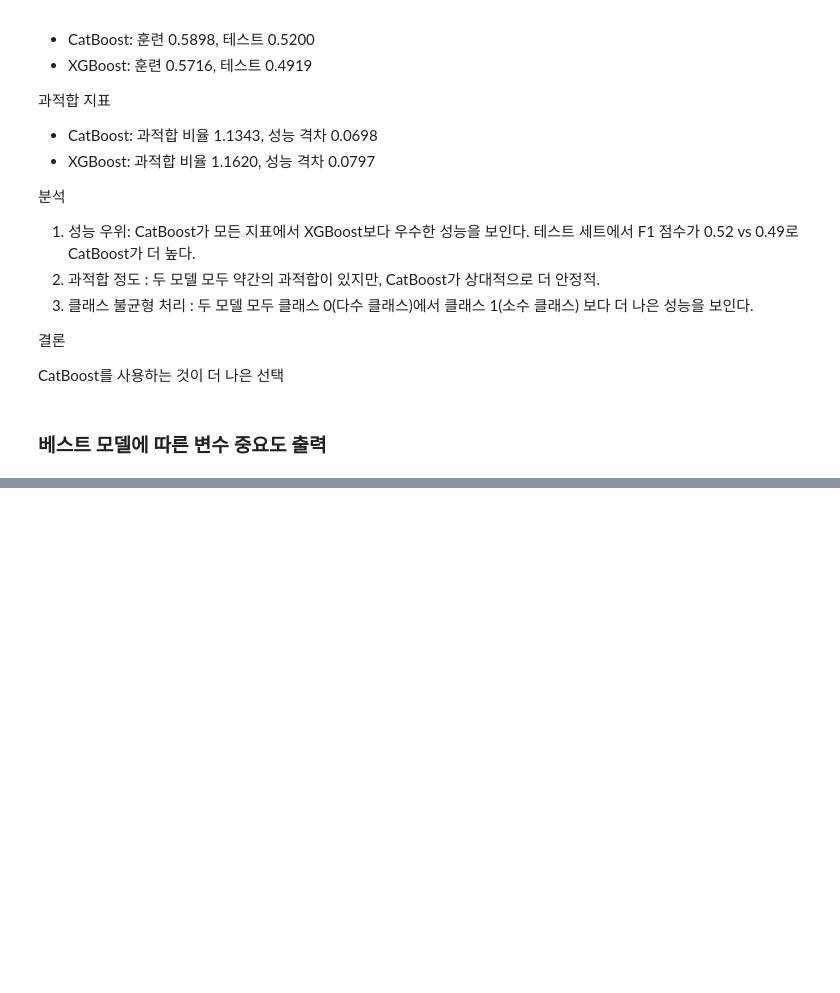
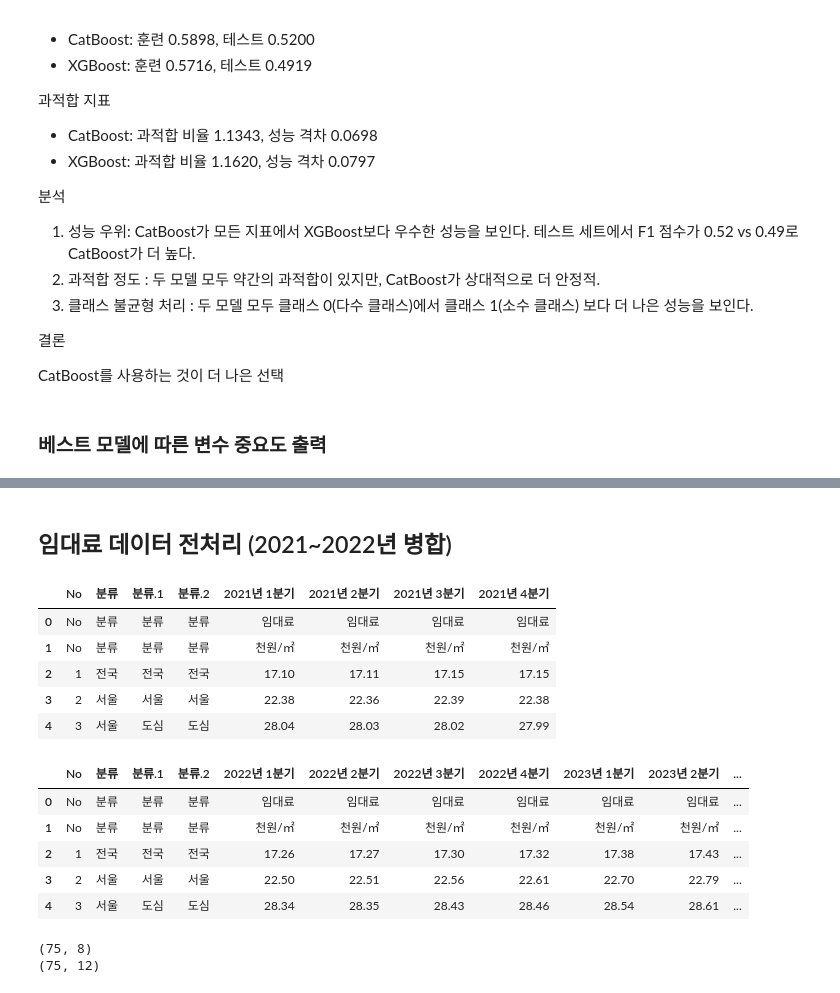
Before and after one commit to saeraniren/intermediate_project2, a Jupyter notebook: lwc_main.ipynb, the cells around one changed output, grey strips where cells are left out. Drawn from its saved outputs; the diff is of its cells as text; code cells hidden in the pictures; blank space fills up the shorter version.

```diff
--- a/lwc_main.ipynb
+++ b/lwc_main.ipynb
@@ -1523,0 +1660,26 @@ ValueError: Length of values (900) does not match length of index (905)
+# %% [markdown]
+## 임대료 데이터 전처리 (2021~2022년 병합)
+# %%
+rent_by_region_2021 = pd.read_csv('./outside_data/korea_rent_by_region_2021.csv', encoding='CP949')
+rent_by_region_2022_2023 = pd.read_csv('./outside_data/korea_rent_by_region_2022_2023.csv', encoding='CP949').drop(labels=['2024년 1분기', '2024년 2분기'], axis=1)
+
+display(rent_by_region_2021.head(5))
+display(rent_by_region_2022_2023.head(5))
+
+print(rent_by_region_2021.shape)
+print(rent_by_region_2022_2023.shape)
+# %% [output]
+|  | No | 분류 | 분류.1 | 분류.2 | 2021년 1분기 | 2021년 2분기 | 2021년 3분기 | 2021년 4분기 |
+| 0 | No | 분류 | 분류 | 분류 | 임대료 | 임대료 | 임대료 | 임대료 |
+| 1 | No | 분류 | 분류 | 분류 | 천원/㎡ | 천원/㎡ | 천원/㎡ | 천원/㎡ |
+| 2 | 1 | 전국 | 전국 | 전국 | 17.10 | 17.11 | 17.15 | 17.15 |
+| 3 | 2 | 서울 | 서울 | 서울 | 22.38 | 22.36 | 22.39 | 22.38 |
+| 4 | 3 | 서울 | 도심 | 도심 | 28.04 | 28.03 | 28.02 | 27.99 |
+|  | No | 분류 | 분류.1 | 분류.2 | 2022년 1분기 | 2022년 2분기 | 2022년 3분기 | 2022년 4분기 | 2023년 1분기 | 2023년 2분기 | ... |
+| 0 | No | 분류 | 분류 | 분류 | 임대료 | 임대료 | 임대료 | 임대료 | 임대료 | 임대료 | ... |
+| 1 | No | 분류 | 분류 | 분류 | 천원/㎡ | 천원/㎡ | 천원/㎡ | 천원/㎡ | 천원/㎡ | 천원/㎡ | ... |
+| 2 | 1 | 전국 | 전국 | 전국 | 17.26 | 17.27 | 17.30 | 17.32 | 17.38 | 17.43 | ... |
+| 3 | 2 | 서울 | 서울 | 서울 | 22.50 | 22.51 | 22.56 | 22.61 | 22.70 | 22.79 | ... |
+| 4 | 3 | 서울 | 도심 | 도심 | 28.34 | 28.35 | 28.43 | 28.46 | 28.54 | 28.61 | ... |
+(75, 8)
+(75, 12)
```
Also changed, not shown: parts of 21 cells of this notebook, 3 other files.
